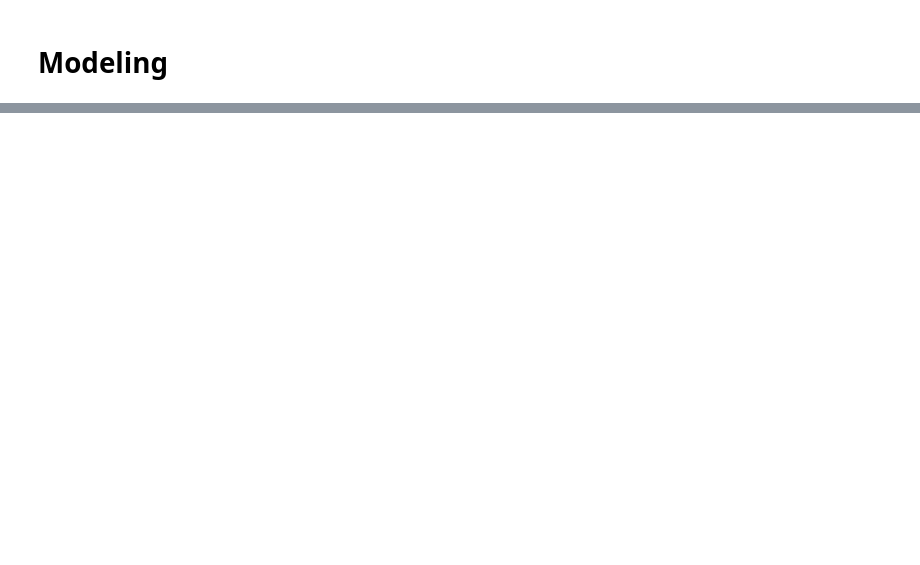
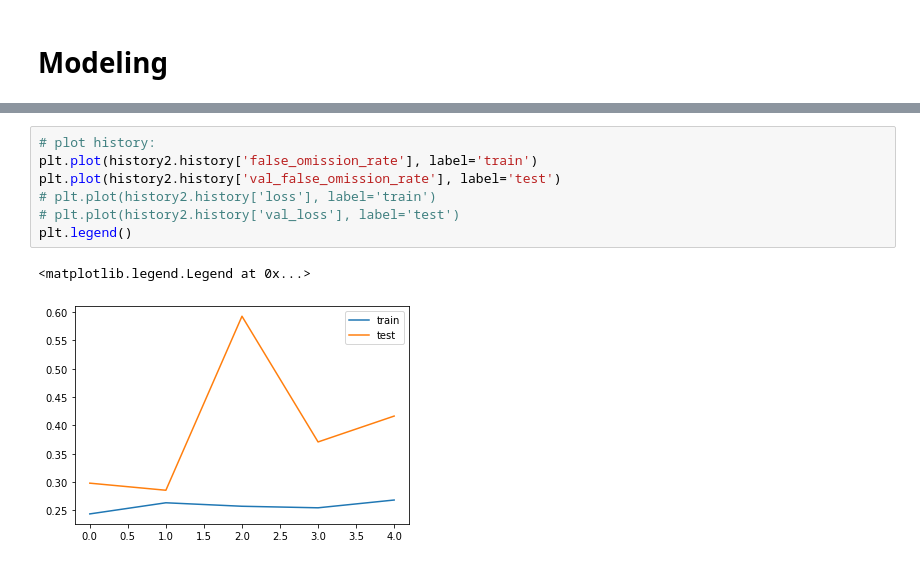
Before and after one commit to saakethkoka/ML-Lab5, a Jupyter notebook: main.ipynb, the cells around one changed output, grey strips where cells are left out. Saved outputs shown, nothing was run; the diff lists cells and outputs as text; blank space fills up the shorter version.

```diff
--- a/main.ipynb
+++ b/main.ipynb
@@ -472,3 +568,13 @@ plt.legend()
+# %%
+# plot history:
+plt.plot(history2.history['false_omission_rate'], label='train')
+plt.plot(history2.history['val_false_omission_rate'], label='test')
+# plt.plot(history2.history['loss'], label='train')
+# plt.plot(history2.history['val_loss'], label='test')
+plt.legend()
+# %% [output]
+<matplotlib.legend.Legend at 0x...>
+[figure, added]
 # %%
 # plot ROC curve:
 from sklearn.metrics import roc_curve, auc
```
Also changed, not shown: parts of 11 cells of this notebook.
